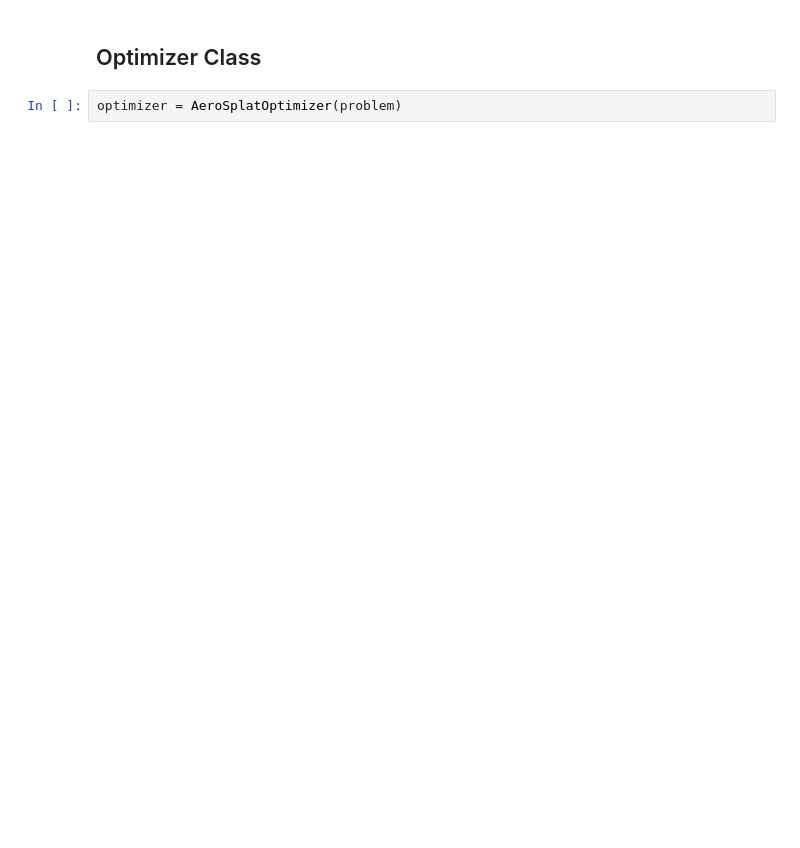
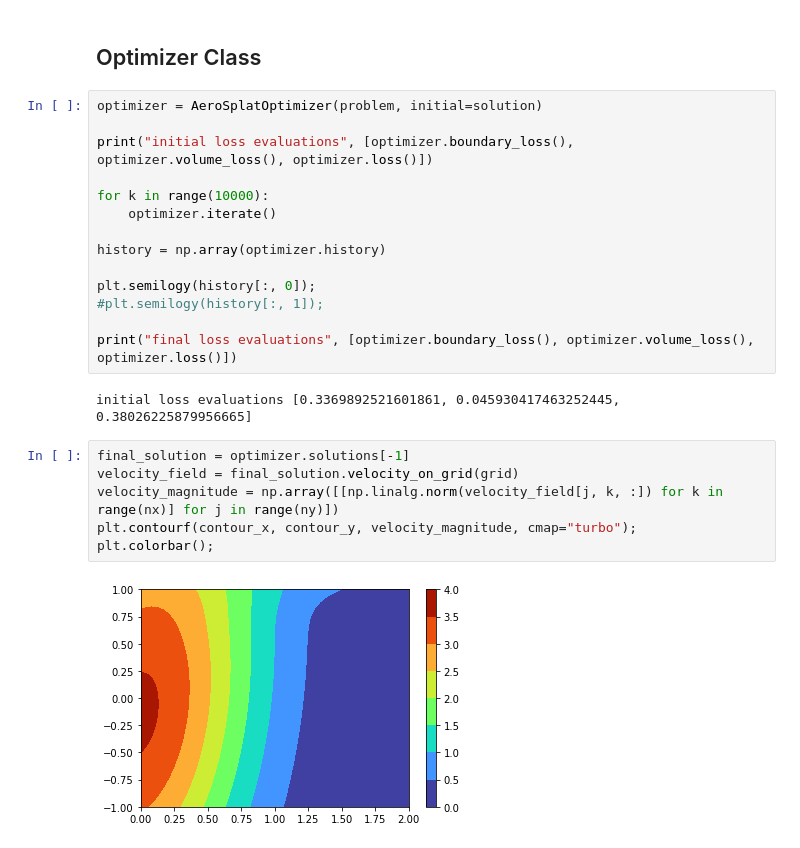
Before and after one commit to radcli14/AeroSplat, a Jupyter notebook: aerosplat.ipynb, the cells around one changed output. Drawn from its saved outputs; the diff is of its cells as text; blank space fills up the shorter version.

Commit message:
initial optimizer running

```diff
--- a/aerosplat.ipynb
+++ b/aerosplat.ipynb
@@ -198,4 +199,26 @@ plt.streamplot(contour_x, contour_y, velocity_field[:, :, 0], velocity_field[:,
 # %% [markdown]
 ## Optimizer Class
-# %%
-optimizer = AeroSplatOptimizer(problem)
+# %%
+optimizer = AeroSplatOptimizer(problem, initial=solution)
+
+print("initial loss evaluations", [optimizer.boundary_loss(), optimizer.volume_loss(), optimizer.loss()])
+
+for k in range(10000):
+    optimizer.iterate()
+
+history = np.array(optimizer.history)
+
+plt.semilogy(history[:, 0]);
+#plt.semilogy(history[:, 1]);
+
+print("final loss evaluations", [optimizer.boundary_loss(), optimizer.volume_loss(), optimizer.loss()])
+# %% [output]
+initial loss evaluations [0.3369892521601861, 0.045930417463252445, 0.38026225879956665]
+# %%
+final_solution = optimizer.solutions[-1]
+velocity_field = final_solution.velocity_on_grid(grid)
+velocity_magnitude = np.array([[np.linalg.norm(velocity_field[j, k, :]) for k in range(nx)] for j in range(ny)])
+plt.contourf(contour_x, contour_y, velocity_magnitude, cmap="turbo");
+plt.colorbar();
+# %% [output]
+[figure, added]
```
Also changed, not shown: parts of 9 cells of this notebook, 5 other files.
